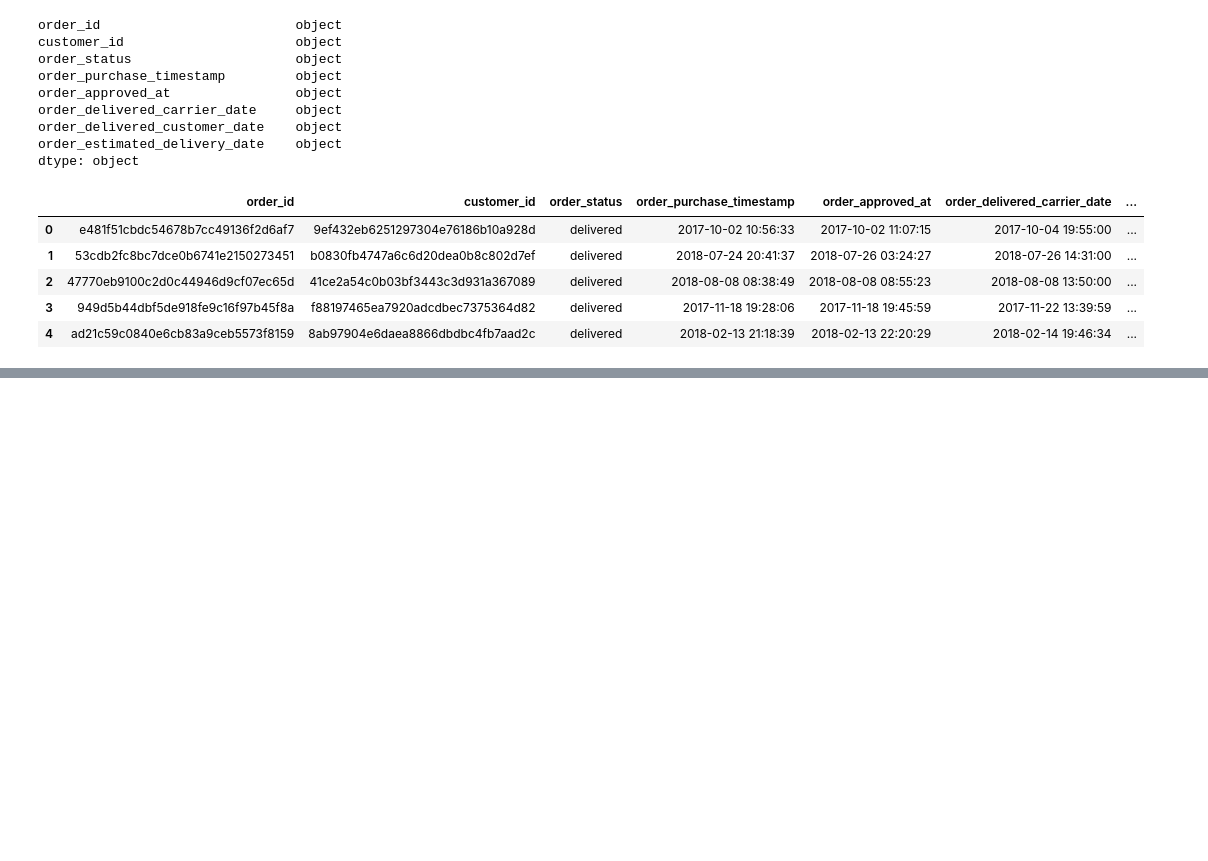
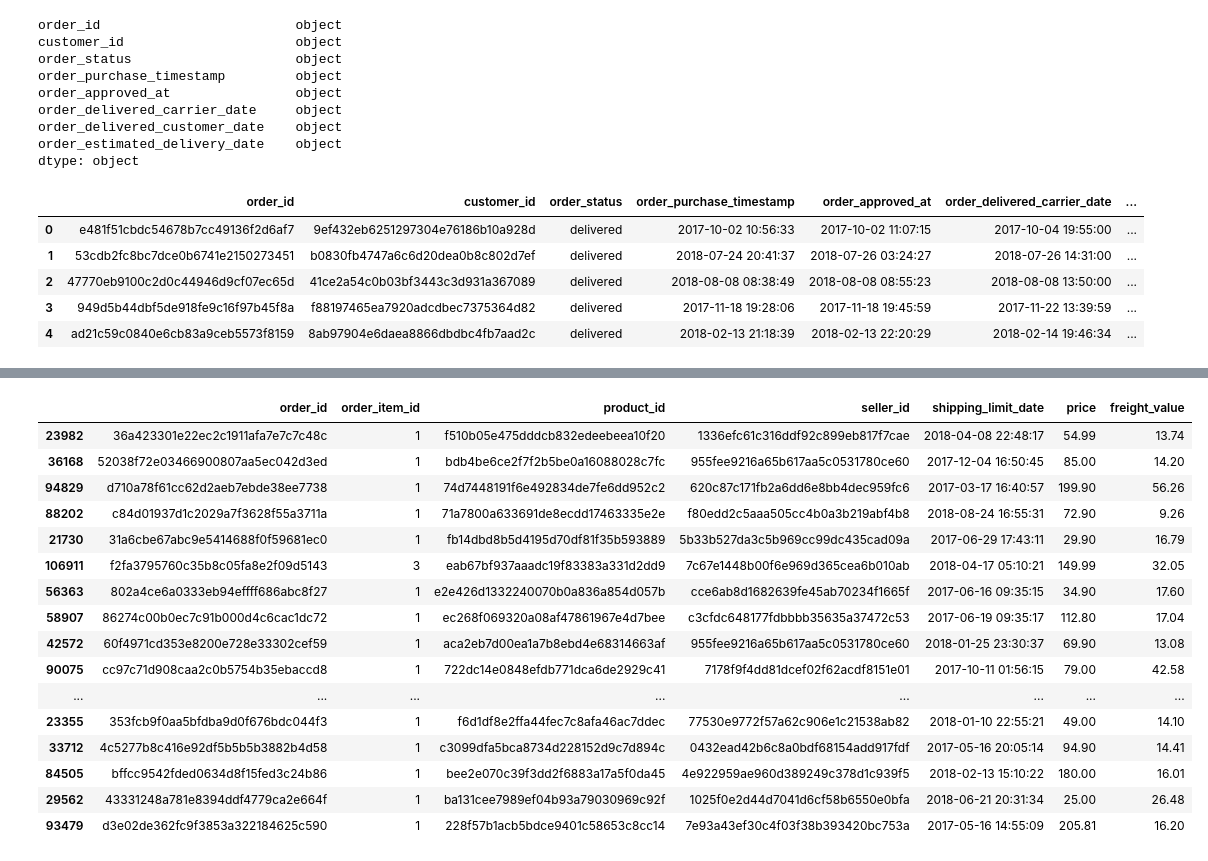
Before and after one commit to bonett1/E-Commerce-Analysis, a Jupyter notebook: olist_notebook.ipynb, the cells around one changed output, grey strips where cells are left out. Saved outputs shown, nothing was run; the diff lists cells and outputs as text; code cells hidden in the pictures; blank space fills up the shorter version.

```diff
--- a/olist_notebook.ipynb
+++ b/olist_notebook.ipynb
@@ -74,0 +218,3 @@ df_orders.head()
+# %%
+df_items = pd.read_csv('src\olist_order_items_dataset.csv')
+df_items.head()
@@ -74,0 +228,21 @@ df_orders.head()
+# %%
+#amostra
+df_items.sample(20)
+# %% [output]
+|  | order_id | order_item_id | product_id | seller_id | shipping_limit_date | price | freight_value |
+| 23982 | 36a423301e22ec2c1911afa7e7c7c48c | 1 | f510b05e475dddcb832edeebeea10f20 | 1336efc61c316ddf92c899eb817f7cae | 2018-04-08 22:48:17 | 54.99 | 13.74 |
+| 36168 | 52038f72e03466900807aa5ec042d3ed | 1 | bdb4be6ce2f7f2b5be0a16088028c7fc | 955fee9216a65b617aa5c0531780ce60 | 2017-12-04 16:50:45 | 85.00 | 14.20 |
+| 94829 | d710a78f61cc62d2aeb7ebde38ee7738 | 1 | 74d7448191f6e492834de7fe6dd952c2 | 620c87c171fb2a6dd6e8bb4dec959fc6 | 2017-03-17 16:40:57 | 199.90 | 56.26 |
+| 88202 | c84d01937d1c2029a7f3628f55a3711a | 1 | 71a7800a633691de8ecdd17463335e2e | f80edd2c5aaa505cc4b0a3b219abf4b8 | 2018-08-24 16:55:31 | 72.90 | 9.26 |
+| 21730 | 31a6cbe67abc9e5414688f0f59681ec0 | 1 | fb14dbd8b5d4195d70df81f35b593889 | 5b33b527da3c5b969cc99dc435cad09a | 2017-06-29 17:43:11 | 29.90 | 16.79 |
+| 106911 | f2fa3795760c35b8c05fa8e2f09d5143 | 3 | eab67bf937aaadc19f83383a331d2dd9 | 7c67e1448b00f6e969d365cea6b010ab | 2018-04-17 05:10:21 | 149.99 | 32.05 |
+| 56363 | 802a4ce6a0333eb94effff686abc8f27 | 1 | e2e426d1332240070b0a836a854d057b | cce6ab8d1682639fe45ab70234f1665f | 2017-06-16 09:35:15 | 34.90 | 17.60 |
+| 58907 | 86274c00b0ec7c91b000d4c6cac1dc72 | 1 | ec268f069320a08af47861967e4d7bee | c3cfdc648177fdbbbb35635a37472c53 | 2017-06-19 09:35:17 | 112.80 | 17.04 |
+| 42572 | 60f4971cd353e8200e728e33302cef59 | 1 | aca2eb7d00ea1a7b8ebd4e68314663af | 955fee9216a65b617aa5c0531780ce60 | 2018-01-25 23:30:37 | 69.90 | 13.08 |
+| 90075 | cc97c71d908caa2c0b5754b35ebaccd8 | 1 | 722dc14e0848efdb771dca6de2929c41 | 7178f9f4dd81dcef02f62acdf8151e01 | 2017-10-11 01:56:15 | 79.00 | 42.58 |
+| ... | ... | ... | ... | ... | ... | ... | ... |
+| 23355 | 353fcb9f0aa5bfdba9d0f676bdc044f3 | 1 | f6d1df8e2ffa44fec7c8afa46ac7ddec | 77530e9772f57a62c906e1c21538ab82 | 2018-01-10 22:55:21 | 49.00 | 14.10 |
+| 33712 | 4c5277b8c416e92df5b5b5b3882b4d58 | 1 | c3099dfa5bca8734d228152d9c7d894c | 0432ead42b6c8a0bdf68154add917fdf | 2017-05-16 20:05:14 | 94.90 | 14.41 |
+| 84505 | bffcc9542fded0634d8f15fed3c24b86 | 1 | bee2e070c39f3dd2f6883a17a5f0da45 | 4e922959ae960d389249c378d1c939f5 | 2018-02-13 15:10:22 | 180.00 | 16.01 |
+| 29562 | 43331248a781e8394ddf4779ca2e664f | 1 | ba131cee7989ef04b93a79030969c92f | 1025f0e2d44d7041d6cf58b6550e0bfa | 2018-06-21 20:31:34 | 25.00 | 26.48 |
+| 93479 | d3e02de362fc9f3853a322184625c590 | 1 | 228f57b1acb5bdce9401c58653c8cc14 | 7e93a43ef30c4f03f38b393420bc753a | 2017-05-16 14:55:09 | 205.81 | 16.20 |
```
Also changed, not shown: parts of 28 cells of this notebook.
